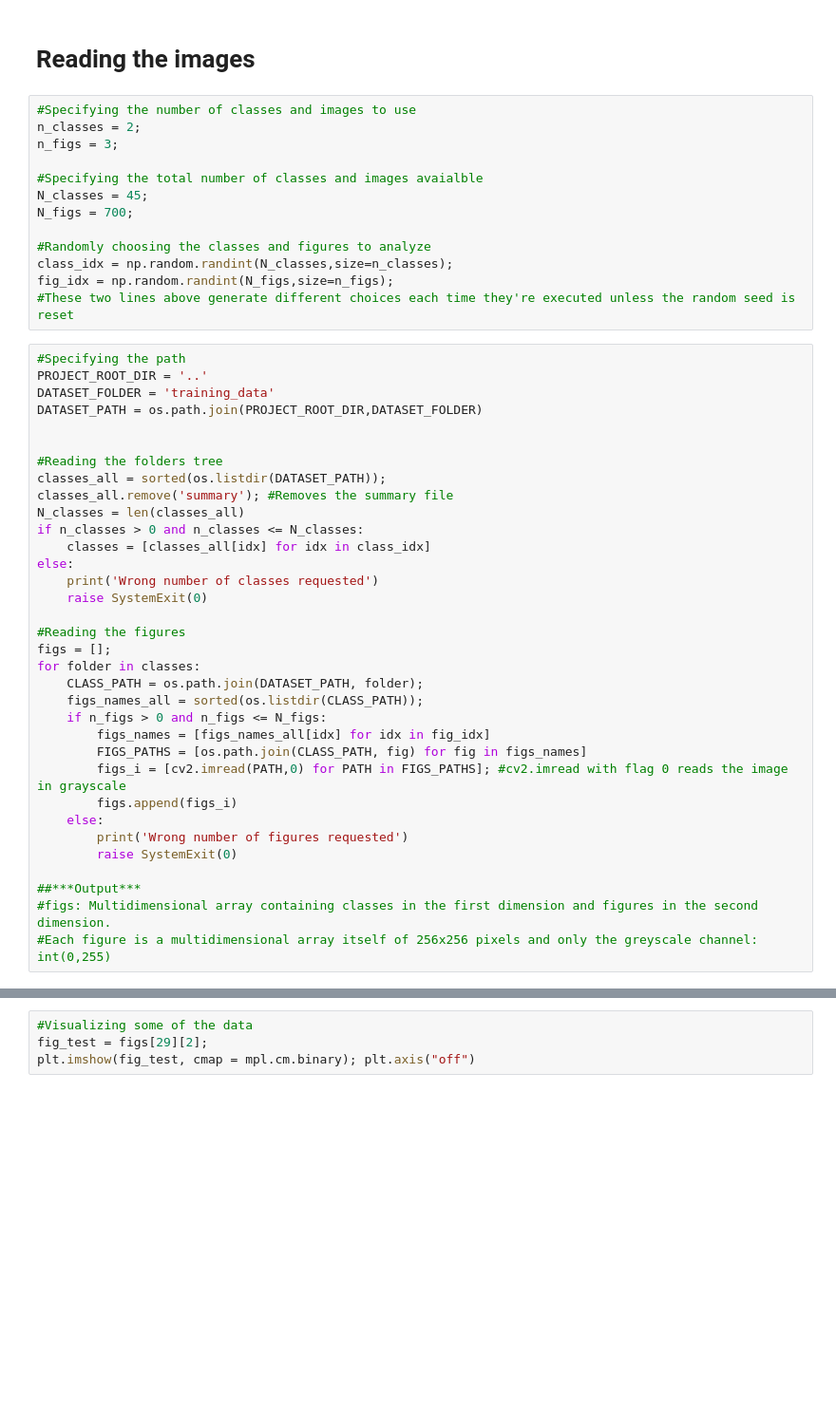
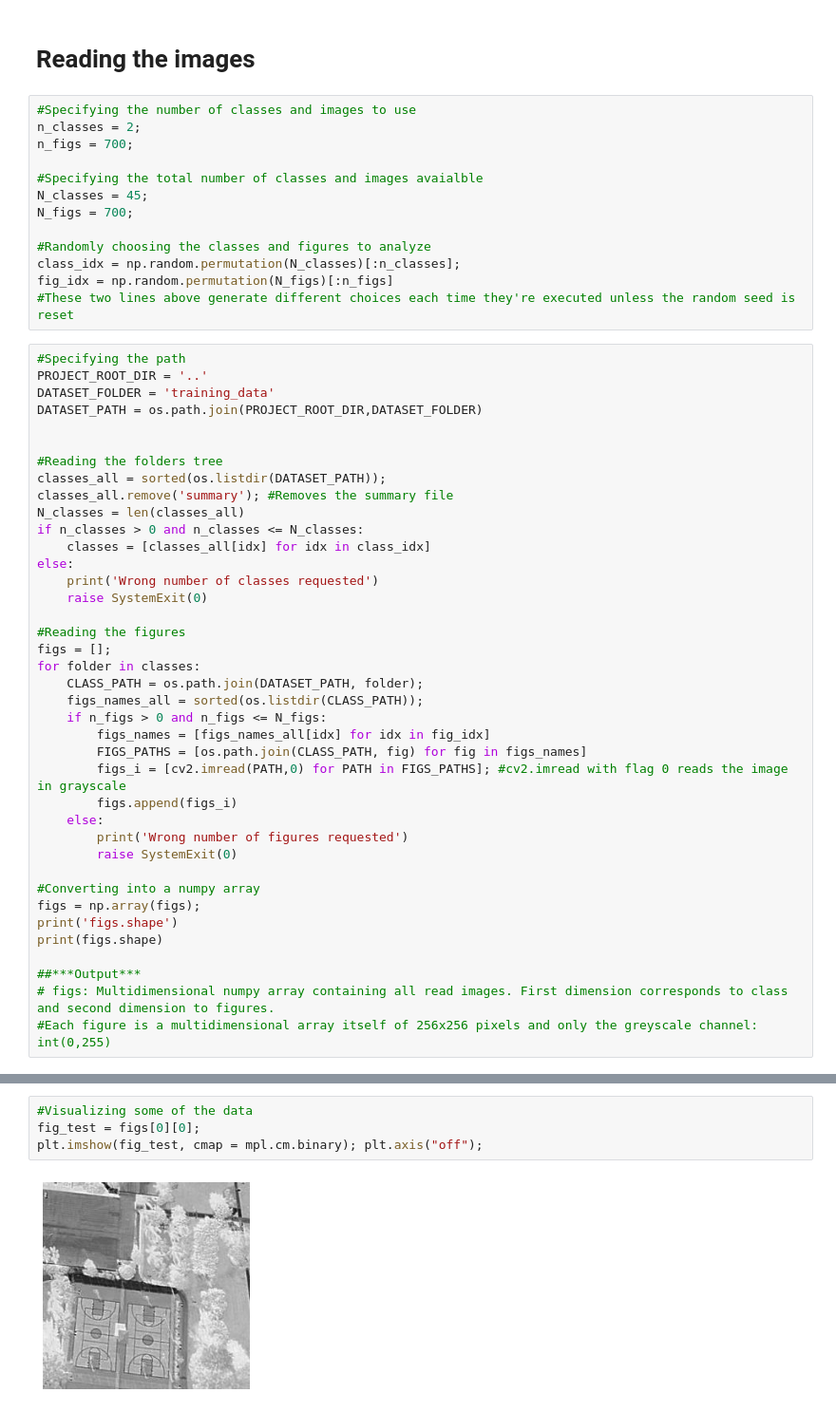
Before and after one commit to sehenaoga/image_classification, a Jupyter notebook: classifiers/SVM_classifier.ipynb, the cells around one changed output, grey strips where cells are left out. Shown: that part at 95% size. Cells and saved outputs as stored; diff of their text form; blank space fills up the shorter version.

Commit message:
Implemented first version of SMV classifier

```diff
--- a/classifiers/SVM_classifier.ipynb
+++ b/classifiers/SVM_classifier.ipynb
@@ -23,15 +37,15 @@ np.random.seed(1)
 # %%
 #Specifying the number of classes and images to use
 n_classes = 2;
-n_figs = 3;
+n_figs = 700;
 
 #Specifying the total number of classes and images avaialble
 N_classes = 45;
 N_figs = 700;
 
 #Randomly choosing the classes and figures to analyze
-class_idx = np.random.randint(N_classes,size=n_classes);
-fig_idx = np.random.randint(N_figs,size=n_figs);
+class_idx = np.random.permutation(N_classes)[:n_classes];
+fig_idx = np.random.permutation(N_figs)[:n_figs]
 #These two lines above generate different choices each time they're executed unless the random seed is reset
 # %%
 #Specifying the path
@@ -64,6 +78,11 @@ for folder in classes:
         print('Wrong number of figures requested')
         raise SystemExit(0)
 
+#Converting into a numpy array
+figs = np.array(figs);
+print('figs.shape')
+print(figs.shape)
+
 ##***Output***
-#figs: Multidimensional array containing classes in the first dimension and figures in the second dimension.
+# figs: Multidimensional numpy array containing all read images. First dimension corresponds to class and second dimension to figures.
 #Each figure is a multidimensional array itself of 256x256 pixels and only the greyscale channel: int(0,255)
@@ -74,4 +99,6 @@ print(list(enumerate(classes)))
 # %%
 #Visualizing some of the data
-fig_test = figs[29][2];
-plt.imshow(fig_test, cmap = mpl.cm.binary); plt.axis("off")
+fig_test = figs[0][0];
+plt.imshow(fig_test, cmap = mpl.cm.binary); plt.axis("off");
+# %% [output]
+[figure, added]
```
Also changed, not shown: parts of 27 cells of this notebook, 1 other file.
